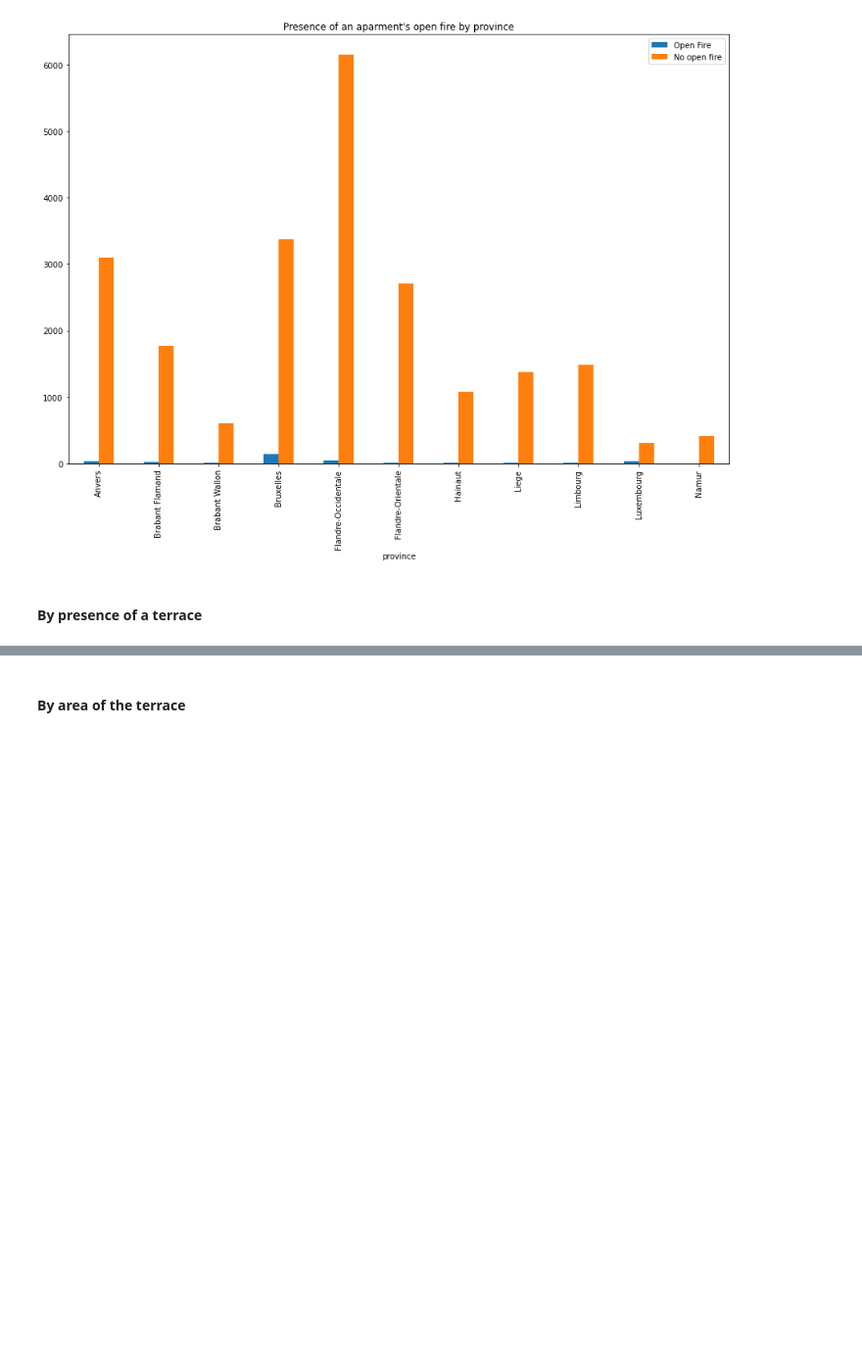
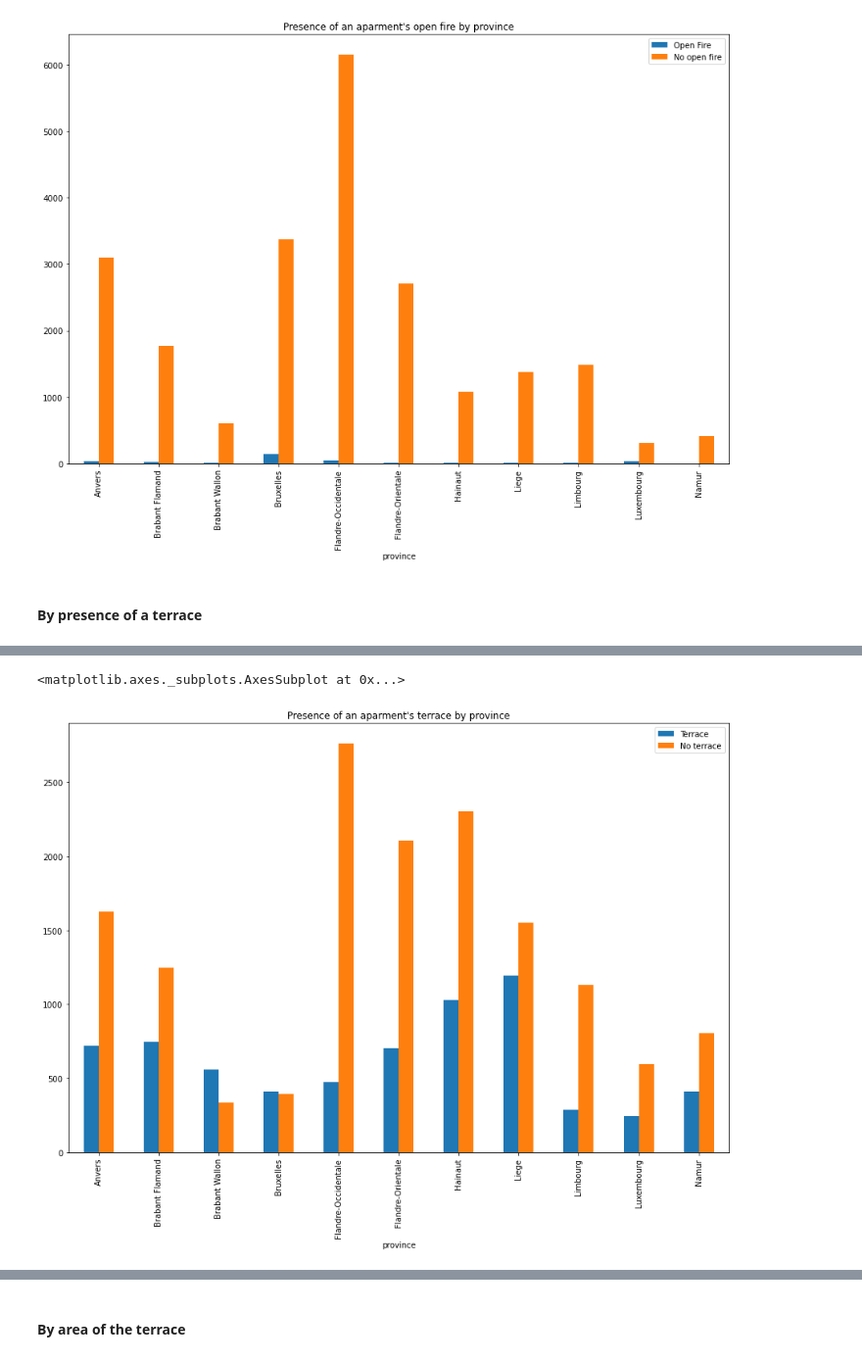
Before and after one commit to Demesmaeker/Immo_data_analysis, a Jupyter notebook: Comparisons between variables (no prices).ipynb, the cells around one changed output, grey strips where cells are left out. Shown at 98% size. Saved outputs shown, nothing was run; the diff lists cells and outputs as text; code cells hidden in the pictures; blank space fills up the shorter version.

Commit message:
locality/terrace's presence

```diff
--- a/Comparisons between variables (no prices).ipynb
+++ b/Comparisons between variables (no prices).ipynb
@@ -871,3 +871,5 @@ apart_province_fire.plot.bar(x = 'province',
 [figure]
 # %% [markdown]
 #### By presence of a terrace
+# %%
+locality_terrace = clean(df, [0,1,10])
@@ -873,0 +885,13 @@ apart_province_fire.plot.bar(x = 'province',
+# %%
+house_loc_terrace = locality_terrace[locality_terrace['type_of_property'] == 'house']
+house_loc_terrace_0 = house_loc_terrace[house_loc_terrace['terrace'] == 0].groupby('province').fully_equipped_kitchen.agg(['count'])
+house_loc_terrace_1 = house_loc_terrace[house_loc_terrace['terrace'] == 1].groupby('province').fully_equipped_kitchen.agg(['count'])
+
+house_loc_terrace_0.reset_index(level=0, inplace=True)
+house_loc_terrace_0 = house_loc_terrace_0.rename(columns={'count':'No terrace'})
+house_loc_terrace_1.reset_index(level=0, inplace=True)
+house_loc_terrace_1 = house_loc_terrace_1.rename(columns={'count':'Terrace'})
+
+house_province_terrace = pd.merge(house_loc_terrace_0, house_loc_terrace_1, how = 'outer', on='province')
+
+house_province_terrace
@@ -873,0 +911,8 @@ apart_province_fire.plot.bar(x = 'province',
+# %%
+house_province_terrace.plot.bar(x = 'province',
+                       y = ['Terrace', 'No terrace'],
+                       figsize=(15,10),
+                       title="Presence of an aparment's terrace by province")
+# %% [output]
+<matplotlib.axes._subplots.AxesSubplot at 0x...>
+[figure, added]
```
Also changed, not shown: parts of 7 cells of this notebook.
